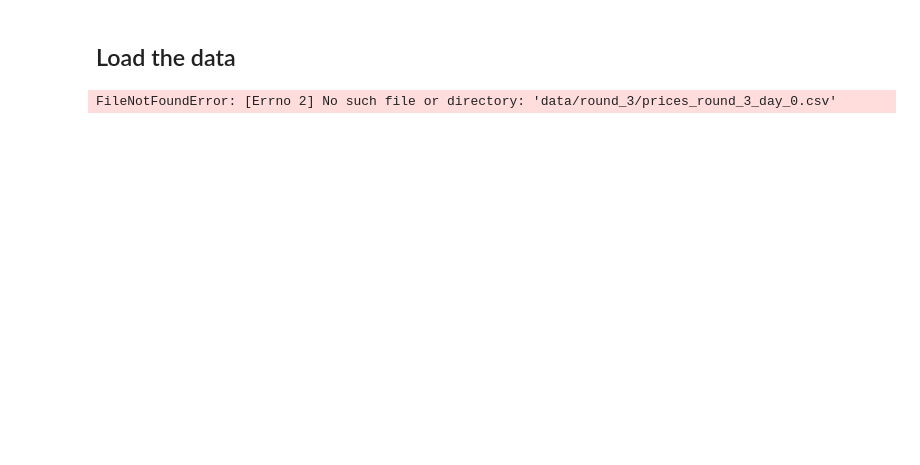
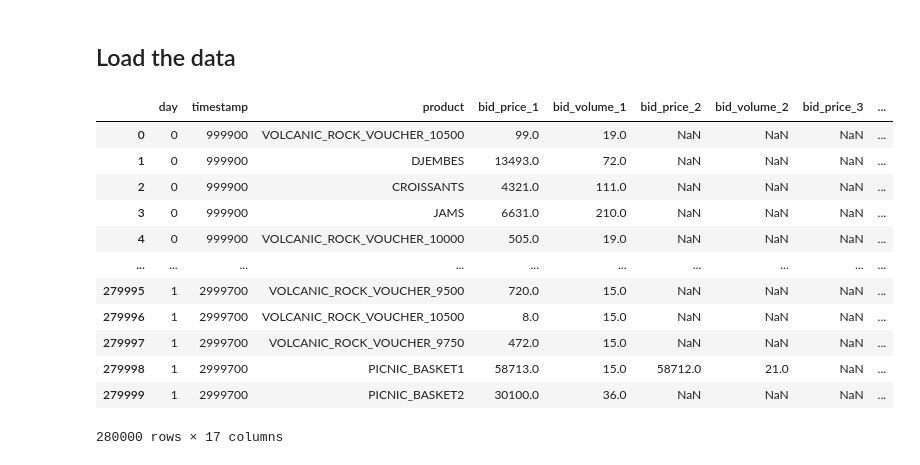
Before and after one commit to tommasomarrucci/IMC----Prosperity, a Jupyter notebook: Round_3/data_analysis.ipynb, the cells around one changed output. Cells and saved outputs as stored; diff of their text form; code cells hidden in the pictures; blank space fills up the shorter version.

```diff
--- a/Round_3/data_analysis.ipynb
+++ b/Round_3/data_analysis.ipynb
@@ -7,42 +7,31 @@ import matplotlib.pyplot as plt
 import statsmodels.api as sm
 import seaborn as sns
 import os
-# %%
-import pandas as pd
-import matplotlib.pyplot as plt
-
-# Load files
-df = pd.read_csv('data/round_3/prices_round_3_day_0.csv', sep=';')
-df1 = pd.read_csv('data/round_3/prices_round_3_day_1.csv', sep=';')
-df2 = pd.read_csv('data/round_3/prices_round_3_day_2.csv', sep=';')
-
-products = ['SQUID_INK', 'RAINFOREST_RESIN', 'KELP']
-dataframes = [df, df1, df2]
-
-# Create a 3x3 grid for 9 mini charts
-fig, axs = plt.subplots(3, 3, figsize=(18, 12))  # 3 rows, 3 columns
-fig.tight_layout(pad=5.0)  # Add space between plots
-
-# Plot
-for i, data in enumerate(dataframes):           # Loop over df, df1, df2
-    for j, product in enumerate(products):      # Loop over 3 products
-        ax = axs[i, j]                           # Access subplot at row i, column j
-
-        product_df = data[data['product'] == product]
-
-        # Plot with thinner line
-        ax.plot(product_df['timestamp'], product_df['mid_price'], linewidth=0.5)
-
-        # Title per mini-chart
-        ax.set_title(f'Day -{i} - {product}')
-
-        # X and Y labels (optional: only on sides to make it cleaner)
-        if i == 2:  # Last row
-            ax.set_xlabel('Timestamp')
-        if j == 0:  # First column
-            ax.set_ylabel('Mid Price')
-
-# Show all 9 charts together
-plt.show()
-# %% [output]
-FileNotFoundError: [Errno 2] No such file or directory: 'data/round_3/prices_round_3_day_0.csv'
+# %%
+data = [pd.read_csv(f'/Users/tommasomarrucci/Desktop/IMC BIEF 42/data/round_3/prices_round_3_day_{i}.csv', sep=';') for i in range(0,2)]
+trades = [pd.read_csv(f'/Users/tommasomarrucci/Desktop/IMC BIEF 42/data/round_3/trades_round_3_day_{i}.csv', sep=';') for i in range(0,2)]
+
+
+for i in range(0,2):
+    price_df = data[i]
+    prev_df = data[i-1]
+    price_df['timestamp'] = price_df['timestamp'] + prev_df['timestamp'].iloc[-1]
+
+data0 = data[1]
+data = pd.concat(data).reset_index(drop=True)
+
+data
+# %% [output]
+|  | day | timestamp | product | bid_price_1 | bid_volume_1 | bid_price_2 | bid_volume_2 | bid_price_3 | ... |
+| 0 | 0 | 999900 | VOLCANIC_ROCK_VOUCHER_10500 | 99.0 | 19.0 | NaN | NaN | NaN | ... |
+| 1 | 0 | 999900 | DJEMBES | 13493.0 | 72.0 | NaN | NaN | NaN | ... |
+| 2 | 0 | 999900 | CROISSANTS | 4321.0 | 111.0 | NaN | NaN | NaN | ... |
+| 3 | 0 | 999900 | JAMS | 6631.0 | 210.0 | NaN | NaN | NaN | ... |
+| 4 | 0 | 999900 | VOLCANIC_ROCK_VOUCHER_10000 | 505.0 | 19.0 | NaN | NaN | NaN | ... |
+| ... | ... | ... | ... | ... | ... | ... | ... | ... | ... |
+| 279995 | 1 | 2999700 | VOLCANIC_ROCK_VOUCHER_9500 | 720.0 | 15.0 | NaN | NaN | NaN | ... |
+| 279996 | 1 | 2999700 | VOLCANIC_ROCK_VOUCHER_10500 | 8.0 | 15.0 | NaN | NaN | NaN | ... |
+| 279997 | 1 | 2999700 | VOLCANIC_ROCK_VOUCHER_9750 | 472.0 | 15.0 | NaN | NaN | NaN | ... |
+| 279998 | 1 | 2999700 | PICNIC_BASKET1 | 58713.0 | 15.0 | 58712.0 | 21.0 | NaN | ... |
+| 279999 | 1 | 2999700 | PICNIC_BASKET2 | 30100.0 | 36.0 | NaN | NaN | NaN | ... |
+280000 rows × 17 columns
```
Also changed, not shown: parts of 2 cells of this notebook, 2 other files.
